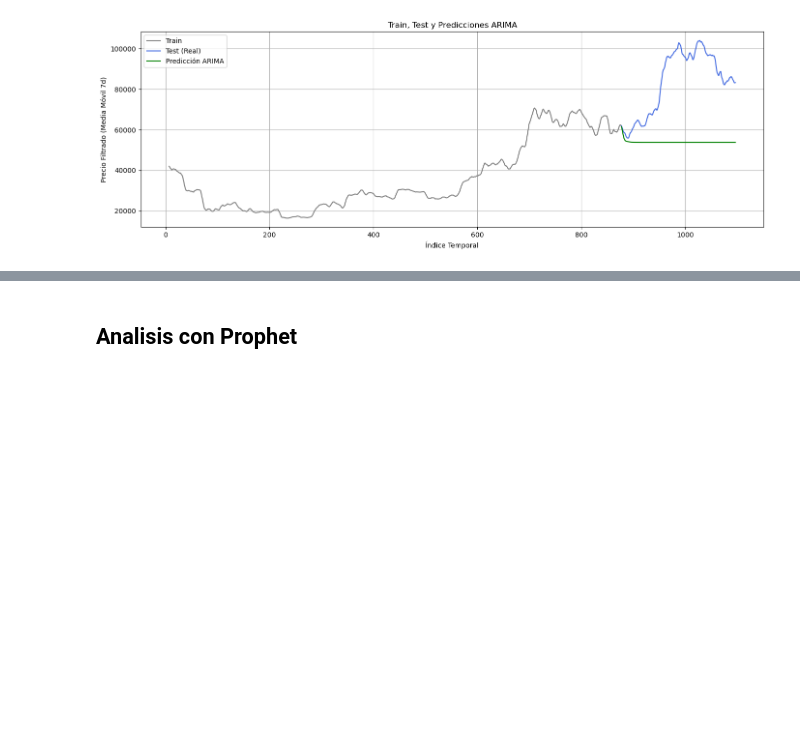
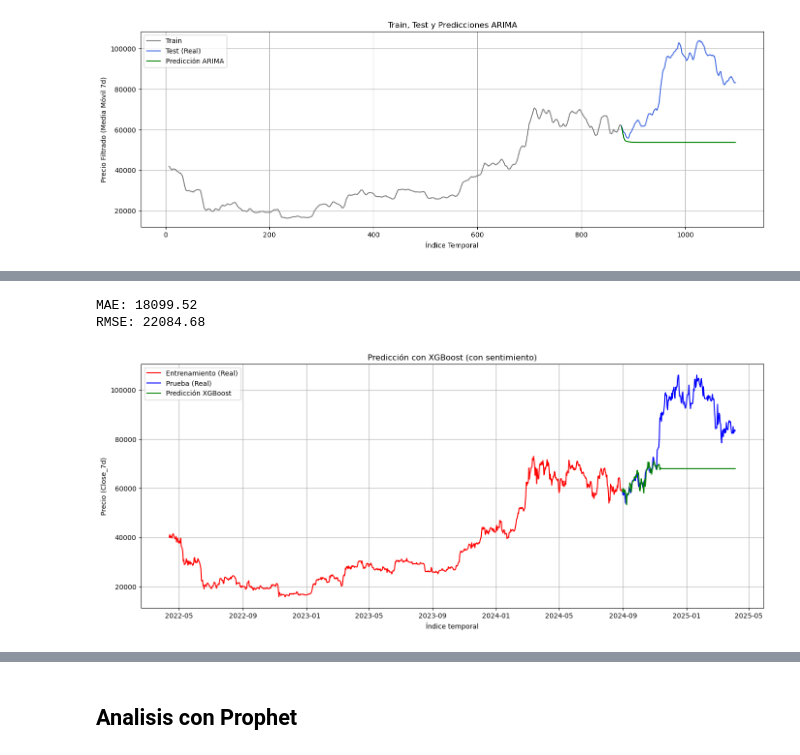
Before and after one commit to seba098098/Projecto_TRM, a Jupyter notebook: Notebooks/04_Modelado_Predictivo_Con_ML..ipynb, the cells around one changed output, grey strips where cells are left out. Cells and saved outputs as stored; diff of their text form; code cells hidden in the pictures; blank space fills up the shorter version.

```diff
--- a/Notebooks/04_Modelado_Predictivo_Con_ML..ipynb
+++ b/Notebooks/04_Modelado_Predictivo_Con_ML..ipynb
@@ -366,0 +576,78 @@ b
+# %%
+import pandas as pd
+import numpy as np
+import matplotlib.pyplot as plt
+import xgboost as xgb
+from sklearn.metrics import mean_absolute_error, mean_squared_error
+
+# 1. Crear variables rezagadas (lags)
+def crear_lags(data, target_col, n_lags):
+    df = data.copy()
+    for lag in range(1, n_lags + 1):
+        df[f'lag_{lag}'] = df[target_col].shift(lag)
+    return df.dropna()
+
+# Supón que tienes un DataFrame llamado df con una columna 'Close_7d'
+# Reemplaza esto si tu DataFrame se llama distinto
+n_lags = 7
+df_lags = crear_lags(df_model, 'Close', n_lags)
+# 2. Separar en conjunto de entrenamiento y prueba (80/20)
+train_size = int(len(df_lags) * 0.80)
+train = df_lags.iloc[:train_size]
+test = df_lags.iloc[train_size:]
+
+X_train = train.drop(columns=['Close', 'Date'])
+y_train = train['Close']
+X_test = test.drop(columns=['Close', 'Date'])
+y_test = test['Close']
+
+# 3. Entrenar el modelo XGBoost
+model_sent = xgb.XGBRegressor(
+    objective='reg:squarederror',
+    n_estimators=500,
+    learning_rate=0.05,
+    max_depth=5,
+    subsample=0.8,
+    colsample_bytree=0.8,
+    gamma=0.1,
+    min_child_weight=5,
+    reg_alpha=0.1,
+    reg_lambda=1,
+    random_state=42
+)
+
+model_sent.fit(X_train, y_train)
+
+# 4. Predicciones
+y_pred = model_sent.predict(X_test)
+
+# 5. Evaluación
+mae = mean_absolute_error(y_test, y_pred)
+rmse = np.sqrt(mean_squared_error(y_test, y_pred))
+
+print(f"MAE: {mae:.2f}")
+print(f"RMSE: {rmse:.2f}")
+
+plt.figure(figsize=(14, 6))
+
+# Graficar entrenamiento en rojo
+plt.plot(df_btc['Date'][y_train.index], y_train.values, label='Entrenamiento (Real)', color='red')
+
+# Graficar prueba real en azul
+plt.plot(df_btc['Date'][y_test.index], y_test.values, label='Prueba (Real)', color='blue')
+
+# Graficar predicción en verde punteado
+plt.plot(df_btc['Date'][y_test.index], y_pred, label='Predicción XGBoost', color='green')
+
+# Estética
+plt.title('Predicción con XGBoost (con sentimiento)')
+plt.xlabel('Índice temporal')
+plt.ylabel('Precio (Close_7d)')
+plt.legend()
+plt.grid(True)
+plt.tight_layout()
+plt.show()
+# %% [output]
+MAE: 18099.52
+RMSE: 22084.68
+[figure, added]
```
Also changed, not shown: parts of 28 cells of this notebook, 1 other file.
